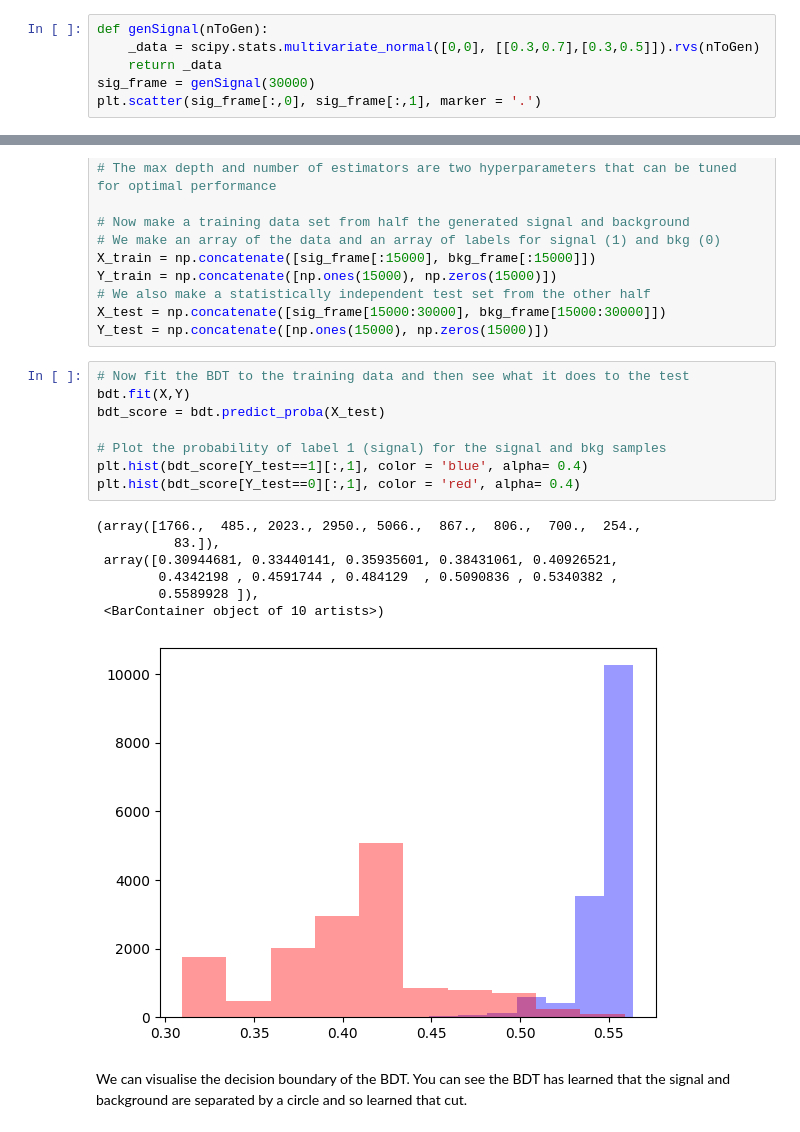
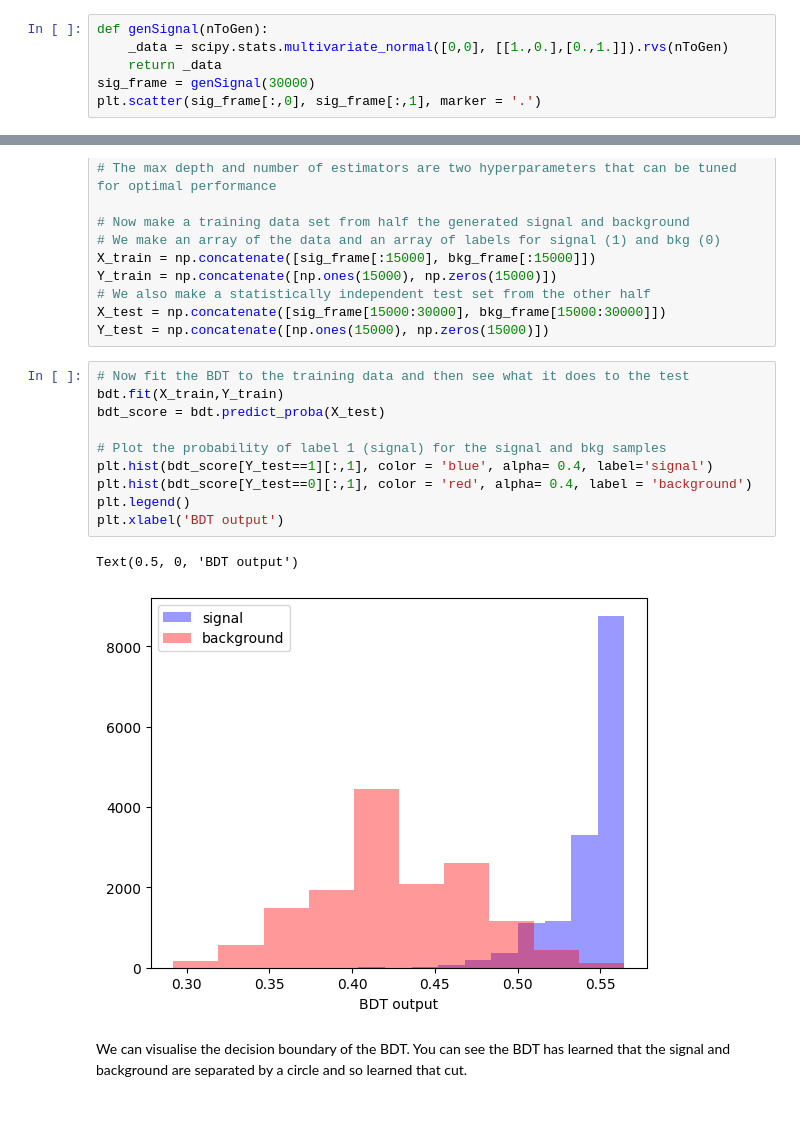
Before and after one commit to mesmith75/ic-teach-kstmumu-public, a Jupyter notebook: MVA/MVA_example.ipynb, the cells around one changed output, grey strips where cells are left out. Drawn from its saved outputs; the diff is of its cells as text.

```diff
--- a/MVA/MVA_example.ipynb
+++ b/MVA/MVA_example.ipynb
@@ -9,7 +9,7 @@ import math
 First let's make some signal data with a multivariate Gaussian
 # %%
 def genSignal(nToGen):
-    _data = scipy.stats.multivariate_normal([0,0], [[0.3,0.7],[0.3,0.5]]).rvs(nToGen)
+    _data = scipy.stats.multivariate_normal([0,0], [[1.,0.],[0.,1.]]).rvs(nToGen)
     return _data
 sig_frame = genSignal(30000)
 plt.scatter(sig_frame[:,0], sig_frame[:,1], marker = '.')
@@ -83,20 +83,17 @@ X_test = np.concatenate([sig_frame[15000:30000], bkg_frame[15000:30000]])
 Y_test = np.concatenate([np.ones(15000), np.zeros(15000)])
 # %%
 # Now fit the BDT to the training data and then see what it does to the test
-bdt.fit(X,Y)
+bdt.fit(X_train,Y_train)
 bdt_score = bdt.predict_proba(X_test)
 
 # Plot the probability of label 1 (signal) for the signal and bkg samples
-plt.hist(bdt_score[Y_test==1][:,1], color = 'blue', alpha= 0.4)
-plt.hist(bdt_score[Y_test==0][:,1], color = 'red', alpha= 0.4)
+plt.hist(bdt_score[Y_test==1][:,1], color = 'blue', alpha= 0.4, label='signal')
+plt.hist(bdt_score[Y_test==0][:,1], color = 'red', alpha= 0.4, label = 'background')
+plt.legend()
+plt.xlabel('BDT output')
 # %% [output]
-(array([1766.,  485., 2023., 2950., 5066.,  867.,  806.,  700.,  254.,
-          83.]),
- array([0.30944681, 0.33440141, 0.35935601, 0.38431061, 0.40926521,
-        0.4342198 , 0.4591744 , 0.484129  , 0.5090836 , 0.5340382 ,
-        0.5589928 ]),
- <BarContainer object of 10 artists>)
+Text(0.5, 0, 'BDT output')
-[figure, old version]
+[figure, new version]
 # %% [markdown]
 We can visualise the decision boundary of the BDT. You can see the BDT has learned that the signal and background are separated by a circle and so learned that cut.
 # %%
```
Also changed, not shown: parts of 5 cells of this notebook.
